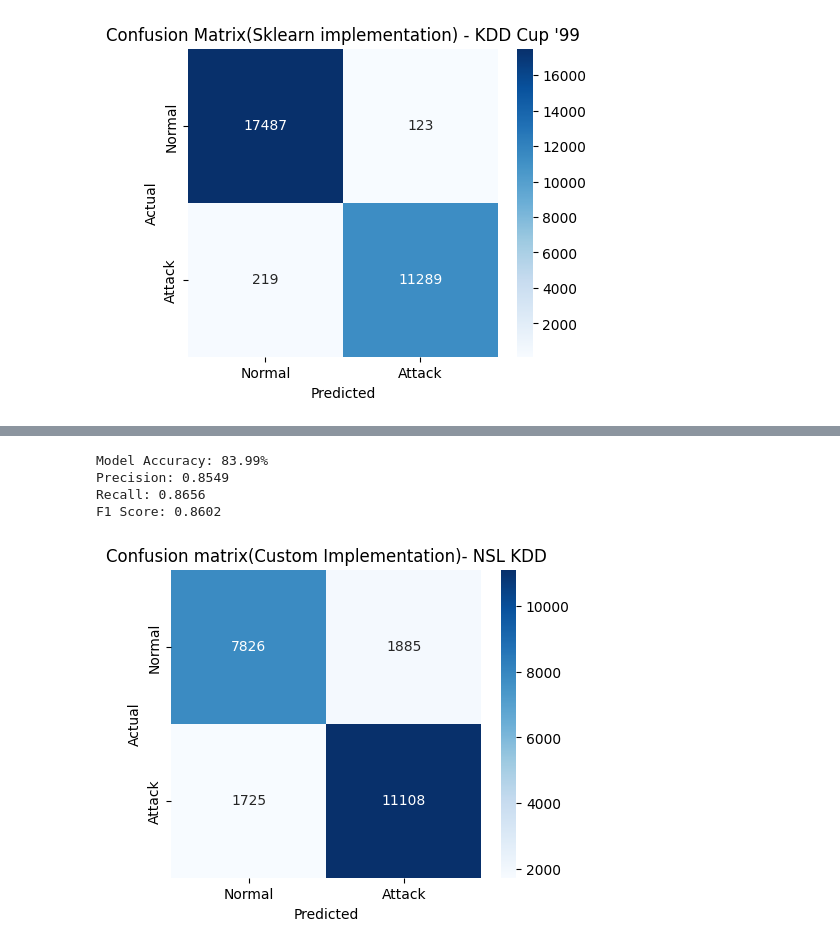
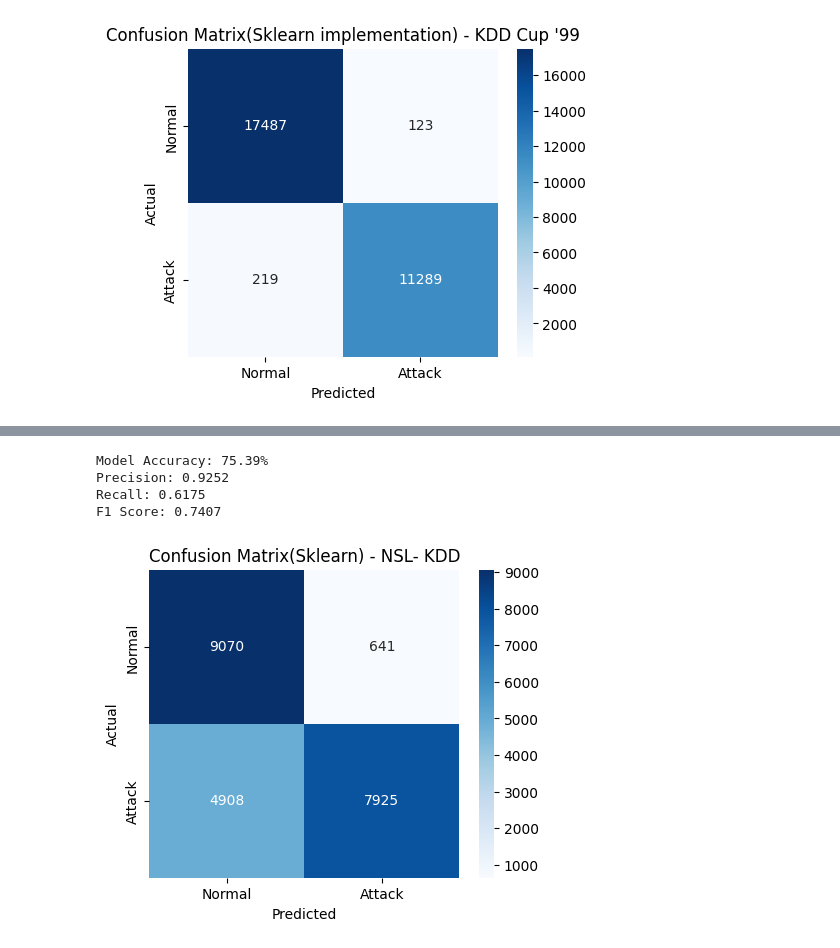
Before and after one commit to Satvik0110/Network-Intrusion-Detector, a Jupyter notebook: NID_using_LR.ipynb, the cells around one changed output, grey strips where cells are left out. Saved outputs shown, nothing was run; the diff lists cells and outputs as text; code cells hidden in the pictures.

```diff
--- a/NID_using_LR.ipynb
+++ b/NID_using_LR.ipynb
@@ -395,16 +328,0 @@ F1 Score: 0.7509
-# %%
-#Finding best hyperparameters(alpha and epochs for optimal performance)
-param_grid = {
-    'alpha': [0.001, 0.01, 0.1, 1, 10, 20],
-    'epochs': [100, 500, 1000, 2000],
-    'threshold': [0.01, 0.05, 0.1, 0.2, 0.3, 0.4, 0.5, 0.6]
-}
-
-
-grid_search = GridSearchCV(LogisticRegression(), param_grid, scoring=make_scorer(f1_score), cv=5, n_jobs=-1)
-
-# Fit GridSearchCV
-grid_search.fit(X_train, y_train)
-
-# Output best parameters
-print("Best Parameters:", grid_search.best_params_)
@@ -413,9 +328,0 @@ Best Parameters: {'alpha': 10, 'epochs': 1000, 'threshold': 0.4}
-# %%
-# Train the best logistic regression model and display best metrics
-best_model= grid_search.best_estimator_
-best_model.fit(X_train, y_train)
-
-# Make predictions(accuracy)
-y_pred = best_model.predict(X_test)
-
-calculateAndDisplayEvaluationMetrics(y_test, y_pred, "Confusion Matrix(Custom implementation) after hyperparam tuning -NSL KDD")
@@ -428,16 +349,16 @@ F1 Score: 0.7326
 # %%
-# 1. Train the model
-log_reg = LogisticRegression(alpha=0.01, epochs=1000, threshold=0.06)
+#Comparing with sklearn,
+
+log_reg = SklearnLogReg(max_iter=500)
 log_reg.fit(X_train, y_train)
 
-# 2. Get prediction probabilities
 y_pred = log_reg.predict(X_test)
 
-# Show final evaluation
-calculateAndDisplayEvaluationMetrics(y_test, y_pred, f"Confusion matrix(Custom Implementation)- NSL KDD")
+# Compute metrics
+calculateAndDisplayEvaluationMetrics(y_test, y_pred, "Confusion Matrix(Sklearn) - NSL- KDD")
 # %% [output]
-Model Accuracy: 83.99%
-Precision: 0.8549
-Recall: 0.8656
-F1 Score: 0.8602
+Model Accuracy: 75.39%
+Precision: 0.9252
+Recall: 0.6175
+F1 Score: 0.7407
-[figure, old version]
+[figure, new version]
```
Also changed, not shown: parts of 20 cells of this notebook.
